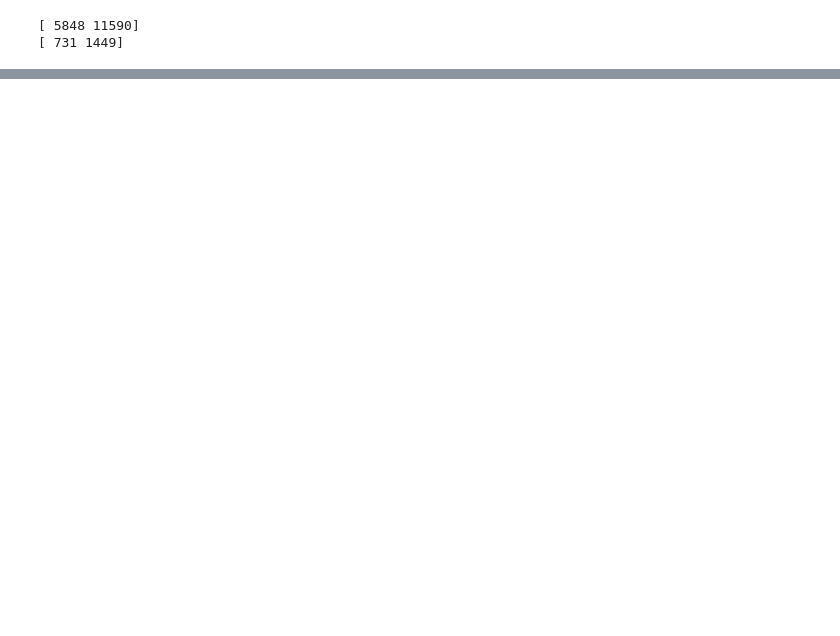
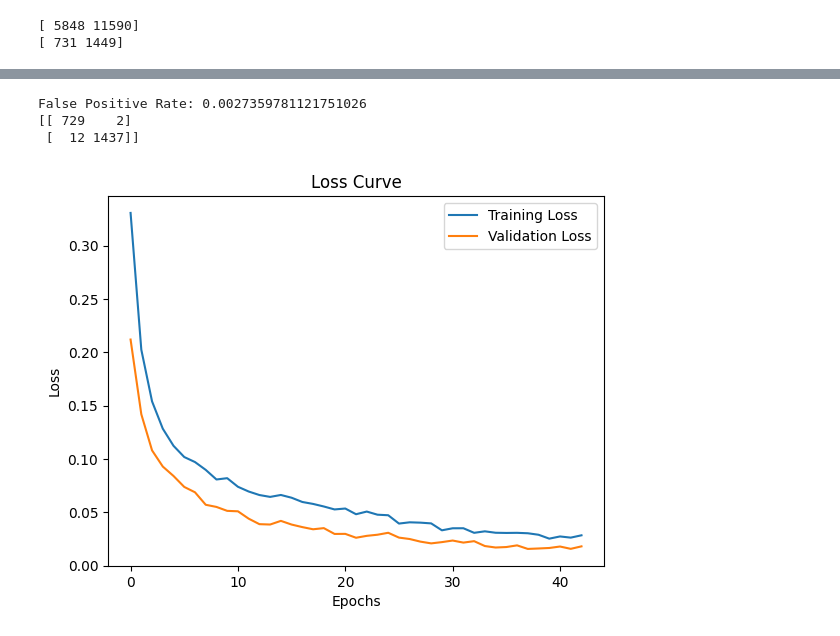
Before and after one commit to Jscott7227/Cyber_AI, a Jupyter notebook: AI_Cyber_Drone.ipynb, the cells around one changed output, grey strips where cells are left out. Drawn from its saved outputs; the diff is of its cells as text; code cells hidden in the pictures; blank space fills up the shorter version.

```diff
--- a/AI_Cyber_Drone.ipynb
+++ b/AI_Cyber_Drone.ipynb
@@ -222,7 +240,7 @@ F1 Score: 0.9764994738688181
 # %%
 y_pred_probs = LSTM_model.predict(X_test)
 
-#y_pred = (y_pred_probs > .5).astype(int)  # Convert probabilities to binary predictions
+y_pred = (y_pred_probs > .5).astype(int)  # Convert probabilities to binary predictions
 y_pred = K.round(y_pred)
 
 # Calculate F1-score
@@ -318,7 +345,7 @@ val_data = (X_val, y_val)
 
 tuner = Hyperband(
     build_model,
-    objective=kt.Objective("val_f1_metric", direction="max"),  # Set F1 score as objective
+    objective=kt.Objective("val_loss", direction="min"),  # Set F1 score as objective
     max_epochs=10,
     factor=3,
     directory="my_dir",
@@ -364,4 +387,5 @@ Model: "sequential_1"
  Non-trainable params: 0 (0.00 B)
 # %%
-best_model.fit(X_train, y_train, epochs=10, batch_size=32, verbose=1)
+early_stopping = tf.keras.callbacks.EarlyStopping(monitor='val_loss', patience=5)
+history = best_model.fit(X_train, y_train, epochs=75, batch_size=32, verbose=1, validation_data=(X_val, y_val), callbacks=[early_stopping])
 # %% [output]
@@ -411,0 +434,30 @@ precision: [0.90086741 0.99708667]
+# %%
+from sklearn.metrics import confusion_matrix
+
+# Example: y_true = true labels, y_pred = predicted labels
+
+# Get the confusion matrix
+cm = confusion_matrix(y_test, y_pred)
+
+# Extract the True Negatives (TN), False Positives (FP), False Negatives (FN), and True Positives (TP)
+TN, FP, FN, TP = cm.ravel()
+
+# Calculate the False Positive Rate (FPR)
+FPR = FP / (FP + TN)
+
+print(f"False Positive Rate: {FPR}")
+print(cm)
+# %% [output]
+False Positive Rate: 0.0027359781121751026
+[[ 729    2]
+ [  12 1437]]
+# %%
+plt.plot(history.history['loss'], label='Training Loss')
+plt.plot(history.history['val_loss'], label='Validation Loss')
+plt.xlabel('Epochs')
+plt.ylabel('Loss')
+plt.title('Loss Curve')
+plt.legend()
+plt.show()
+# %% [output]
+[figure, added]
```
Also changed, not shown: parts of 26 cells of this notebook, 2 other files.
